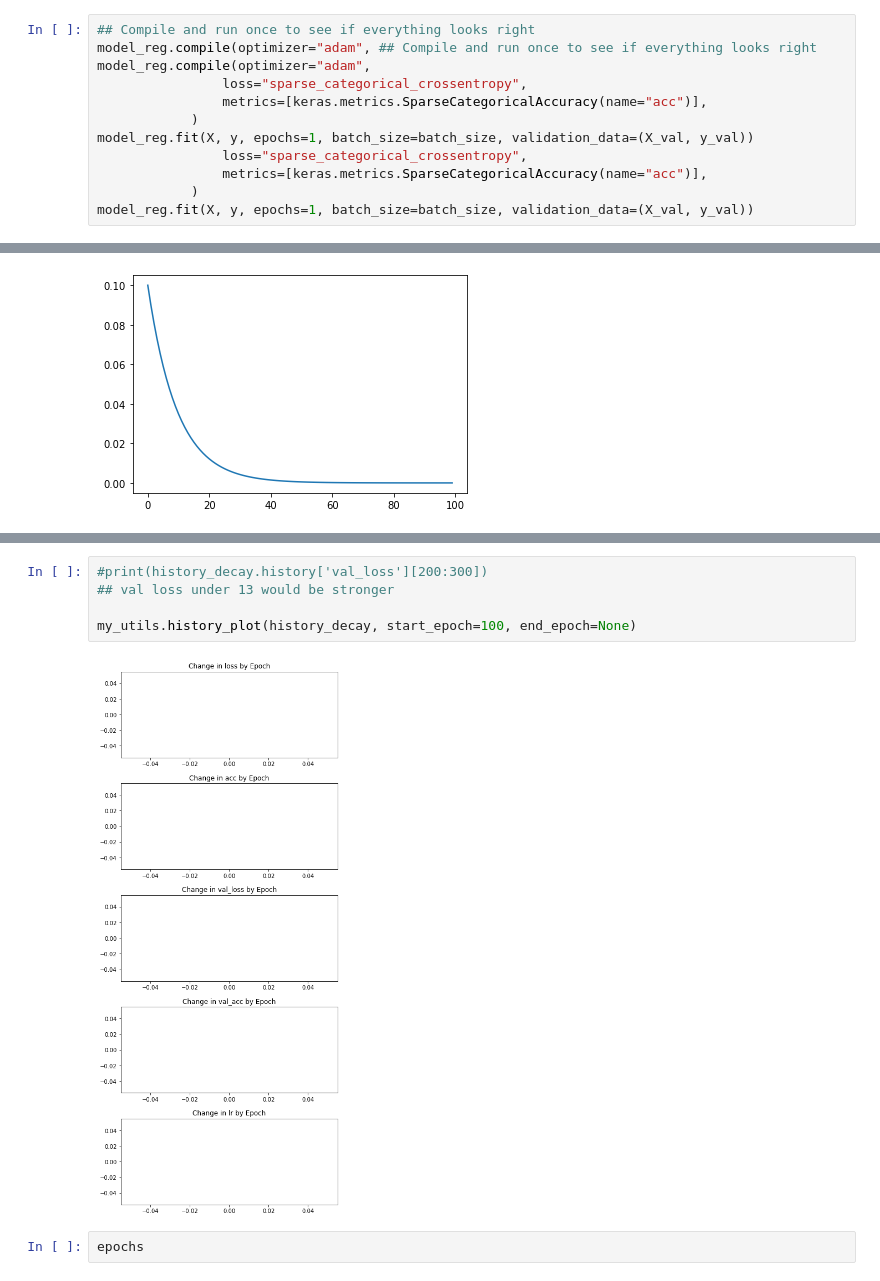
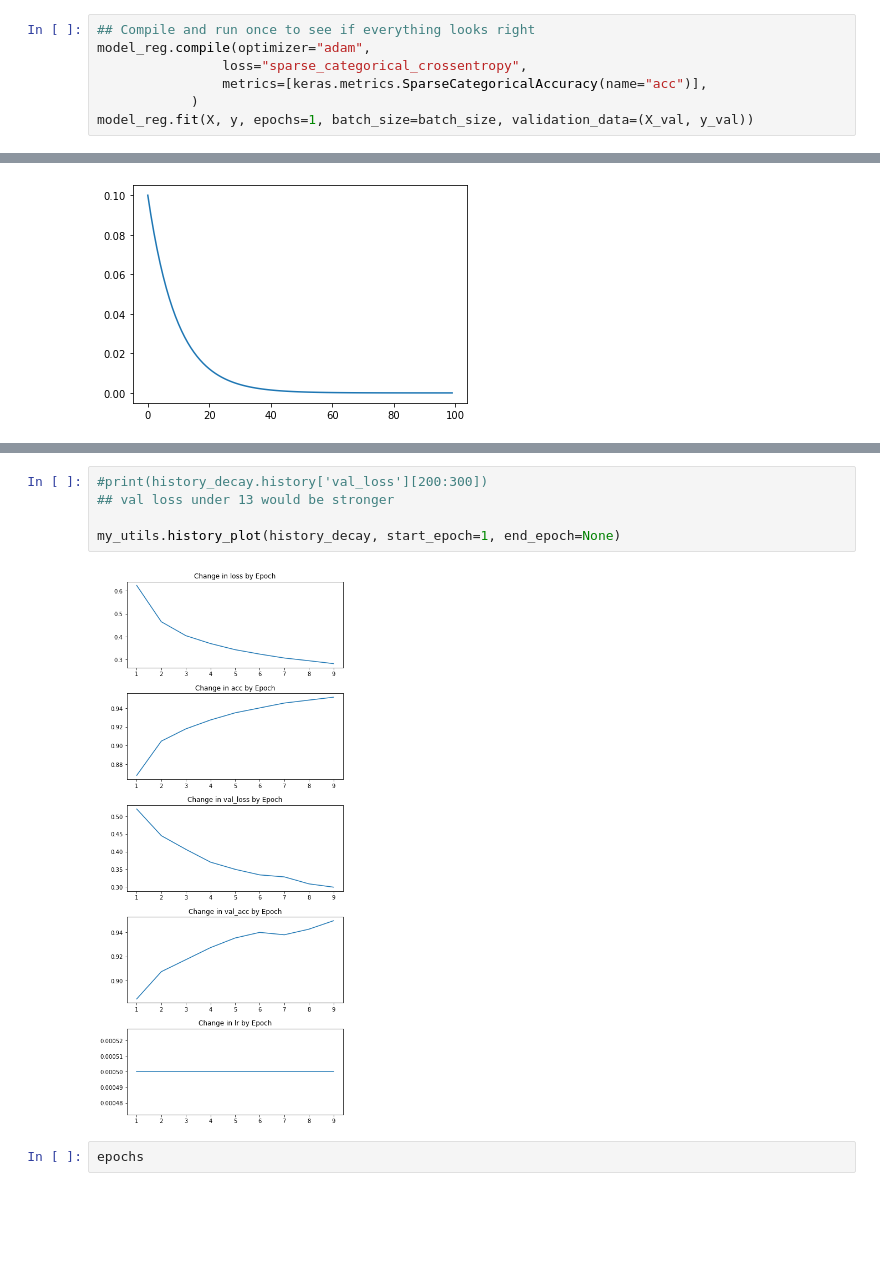
Before and after one commit to philosofool/learning, a Jupyter notebook: tf_keras/first_model.ipynb, the cells around one changed output, grey strips where cells are left out. Cells and saved outputs as stored; diff of their text form; blank space fills up the shorter version.

Commit message:
Add callbacks notebook, update first_model

```diff
--- a/tf_keras/first_model.ipynb
+++ b/tf_keras/first_model.ipynb
@@ -197,14 +186,9 @@ Non-trainable params: 0
 _________________________________________________________________
 # %%
 ## Compile and run once to see if everything looks right
-model_reg.compile(optimizer="adam", ## Compile and run once to see if everything looks right
 model_reg.compile(optimizer="adam",
                 loss="sparse_categorical_crossentropy",
                 metrics=[keras.metrics.SparseCategoricalAccuracy(name="acc")],
             )
 model_reg.fit(X, y, epochs=1, batch_size=batch_size, validation_data=(X_val, y_val))
-                loss="sparse_categorical_crossentropy",
-                metrics=[keras.metrics.SparseCategoricalAccuracy(name="acc")],
-            )
-model_reg.fit(X, y, epochs=1, batch_size=batch_size, validation_data=(X_val, y_val))
 # %% [output]
@@ -409,10 +377,10 @@ history_decay.history
 # %%
 #print(history_decay.history['val_loss'][200:300])
 ## val loss under 13 would be stronger
 
-my_utils.history_plot(history_decay, start_epoch=100, end_epoch=None)
+my_utils.history_plot(history_decay, start_epoch=1, end_epoch=None)
 # %% [output]
-[figure, old version]
+[figure, new version]
 # %%
 epochs
 # %% [output]
```
Also changed, not shown: parts of 17 cells of this notebook, 1 other file.
